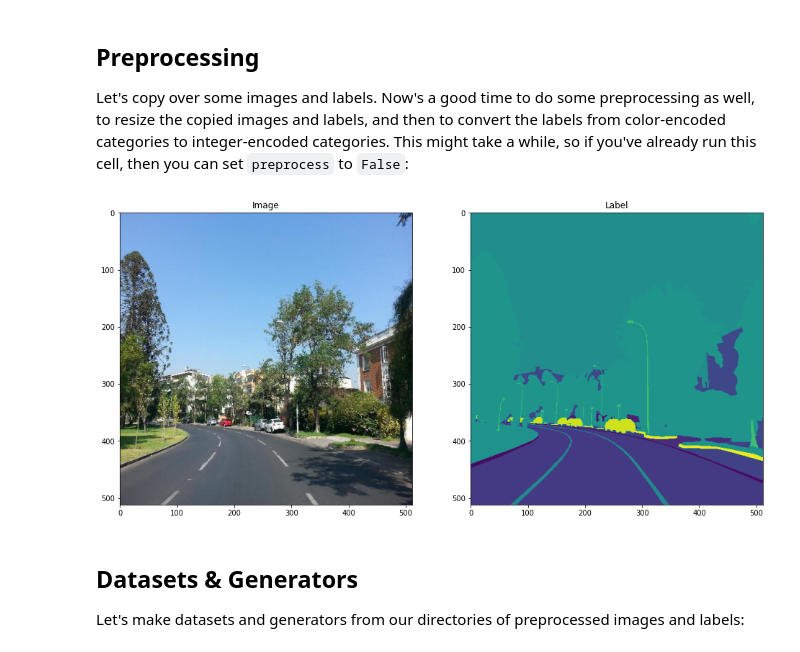
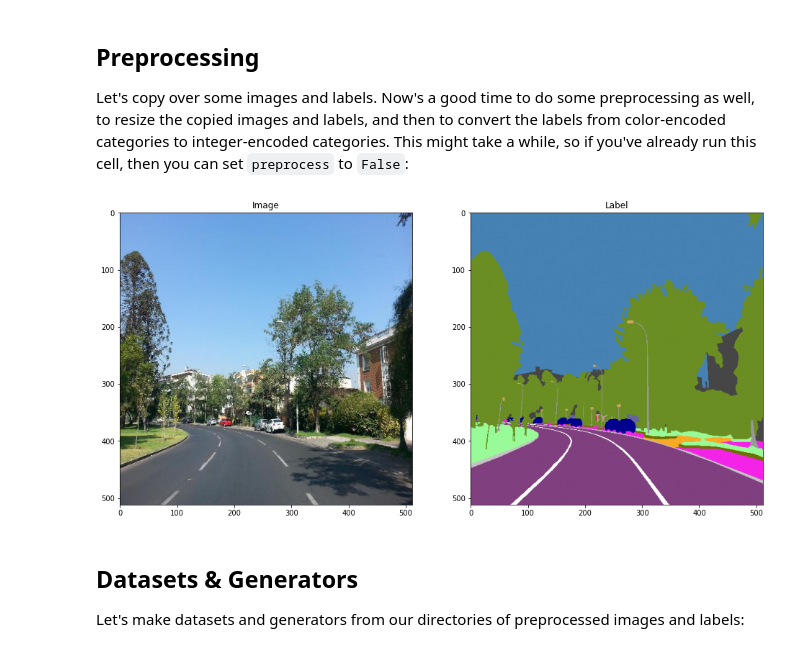
Before and after one commit to lenny-z/csci-s89-final-project, a Jupyter notebook: Final Project.ipynb, the cells around one changed output. Drawn from its saved outputs; the diff is of its cells as text; code cells hidden in the pictures.

```diff
--- a/Final Project.ipynb
+++ b/Final Project.ipynb
@@ -187,35 +187,35 @@ def process_labels(src_dir, dest_dir, file_names):
         label = utils.img_to_array(label)
         label = resize_nearest(label)
         label = to_cats(label)
         utils.save_img(os.path.join(dest_dir, file_name), label, scale=False)
 
 if preprocess == True:
     file_names = random.sample(os.listdir(train_x_src_dir), train_size)
     process_images(train_x_src_dir, train_x_dir, file_names)
 
     file_names = list(map(lambda x: set_ext(x, '.png'), file_names))
     process_labels(train_y_src_dir, train_y_dir, file_names)
 
     file_names = random.sample(os.listdir(val_x_src_dir), val_size)
     process_images(val_x_src_dir, val_x_dir, file_names)
 
     file_names = list(map(lambda x: set_ext(x, '.png'), file_names))
     process_labels(val_y_src_dir, val_y_dir, file_names)
 
     file_names = random.sample(os.listdir(test_src_dir), test_size)
     process_images(test_src_dir, test_dir, file_names)
 
 fig, axs = plt.subplots(1, 2)
 axs[0].imshow(scale_array(to_array(get_first(train_x_dir))))
 axs[0].set_title('Image')
 
-show_categories(to_array(get_first(train_y_dir, 'grayscale')), axs[1])
+axs[1].imshow(scale_array(to_colors(to_array(get_first(train_y_dir, 'grayscale')))))
 axs[1].set_title('Label')
 
 scale_fig(fig)
 plt.show()
 # %% [output]
-[figure, old version]
+[figure, new version]
 # %% [markdown]
 ## Datasets & Generators
 Let's make datasets and generators from our directories of preprocessed images and labels:
```
Also changed, not shown: parts of 1 cell of this notebook.
